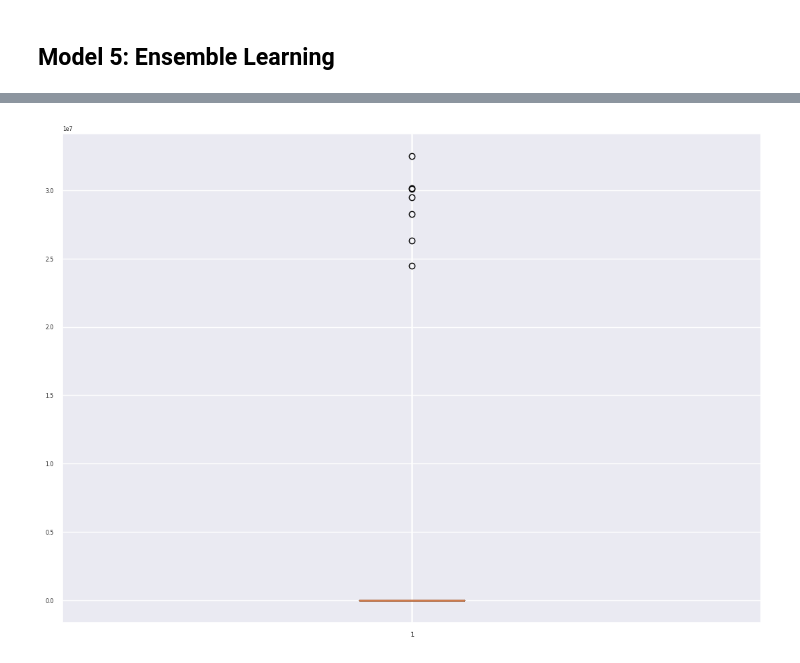
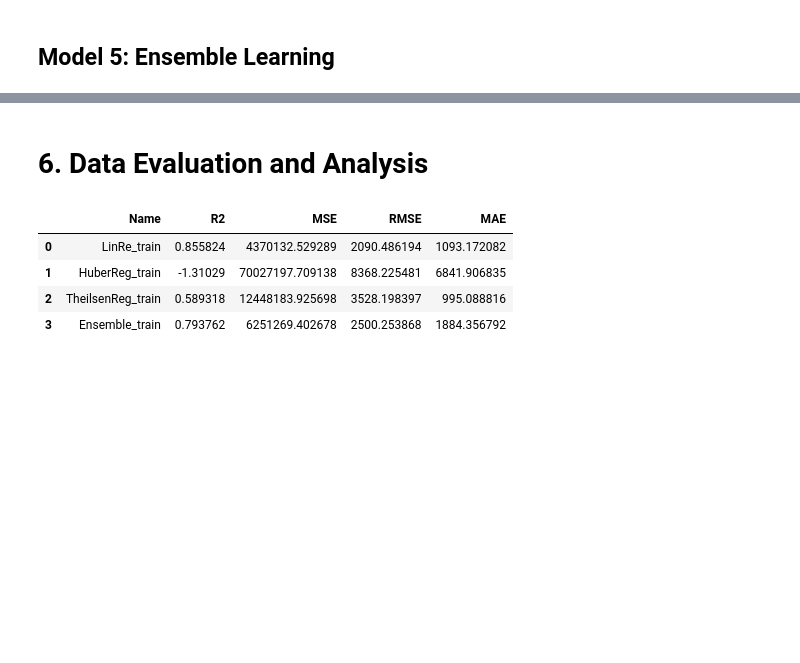
Before and after one commit to ben-my-to/483_ML_BatteryLife, a Jupyter notebook: Setup_Data.ipynb, the cells around one changed output, grey strips where cells are left out. Drawn from its saved outputs; the diff is of its cells as text; code cells hidden in the pictures; blank space fills up the shorter version.

```diff
--- a/Setup_Data.ipynb
+++ b/Setup_Data.ipynb
@@ -443,5 +492,6 @@ from sklearn.linear_model import TheilSenRegressor
 
 theilsen = TheilSenRegressor(random_state=42)
 theilsen.fit(X_red_train, y_red_train)
+theilsen_pred = theilsen.predict(X_red_test)
 theilsen.score(X_red_train, y_red_train)
 # %% [output]
@@ -490,5 +540,6 @@ vote_reg = VotingRegressor([('linear', model_1),
                             ('theilsen', model_3),
                             ('ransac', model_4)])
 vote_reg.fit(X_red_train, y_red_train)
+vote_reg_pred = vote_reg.predict(X_red_test)
 vote_reg.score(X_red_test, y_red_test)
 # %% [output]
@@ -568,11 +556,51 @@ plt.show()
-# %%
-fig = plt.figure(figsize=(10, 7))
-
-ax = fig.add_axes([0, 0, 1, 1])
-
-for i in range(len(X_red_train.columns)):
-    bp = ax.boxplot(X_red_train.iloc[i])
-
-plt.show()
-# %% [output]
-[figure, removed]
+# %% [markdown]
+# 6. Data Evaluation and Analysis <a class="6" id="6"></a>
+# %%
+def regression_metrics(y_true, y_pred):
+    """
+    Calculate the regression metrics such as mean absolute error, mean
+    squared error, root mean squared error, mean absolute percentage
+    error and R-squared.
+
+    Parameters
+    ----------
+        y_true: pandas.Series
+            The true values of the target variable
+        y_pred: pandas.Series
+            The predicted values of the target variable
+
+    Returns
+    -------
+        output: 4 metrics: mae, mse, rmse, r2
+    """
+    from sklearn.metrics import mean_absolute_error, mean_squared_error, r2_score
+    import numpy as np
+
+    # Calculate the metrics
+    mae = mean_absolute_error(y_true, y_pred)
+    mse = mean_squared_error(y_true, y_pred)
+    rmse = np.sqrt(mse)
+    #mape = np.mean(np.abs((y_true - y_pred) / y_true)) * 100
+    r2 = r2_score(y_true, y_pred)
+
+    # return the metrics
+    return mae, mse, rmse, r2
+# %%
+pred_dict = {"LinRe":lr_red_pred, "HuberReg":huber_pred, "TheilsenReg":theilsen_pred, "Ensemble":vote_reg_pred}
+
+df_scores = pd.DataFrame(columns=["Name","R2", "MSE", "RMSE", "MAE"])
+
+for key, value in pred_dict.items():
+    # calculating regression metrics
+    mae, mse, rmse, r2 = regression_metrics(y_red_test, value)
+    # adding model and metrics to df
+    new_dict = {"Name":key+"_train","R2":r2, "MSE":mse, "RMSE":rmse, "MAE":mae}
+    df_scores = df_scores.append(new_dict, ignore_index=True)
+
+df_scores
+# %% [output]
+|  | Name | R2 | MSE | RMSE | MAE |
+| 0 | LinRe_train | 0.855824 | 4370132.529289 | 2090.486194 | 1093.172082 |
+| 1 | HuberReg_train | -1.31029 | 70027197.709138 | 8368.225481 | 6841.906835 |
+| 2 | TheilsenReg_train | 0.589318 | 12448183.925698 | 3528.198397 | 995.088816 |
+| 3 | Ensemble_train | 0.793762 | 6251269.402678 | 2500.253868 | 1884.356792 |
```
Also changed, not shown: parts of 41 cells of this notebook.
